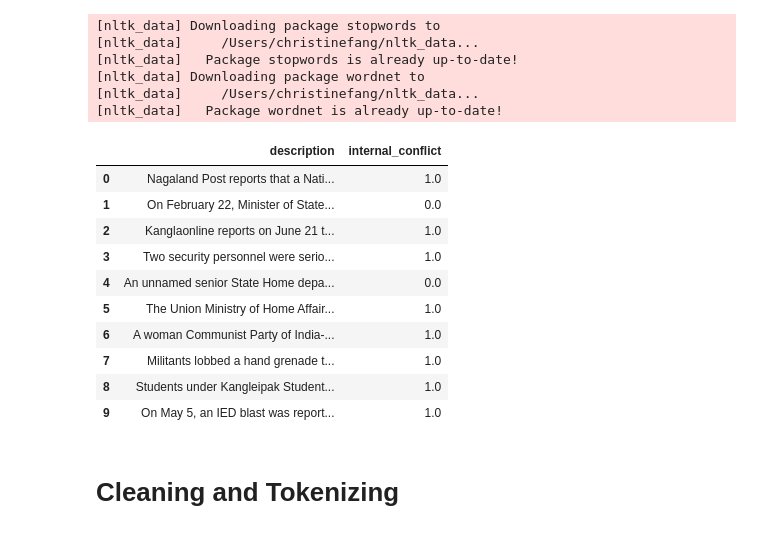
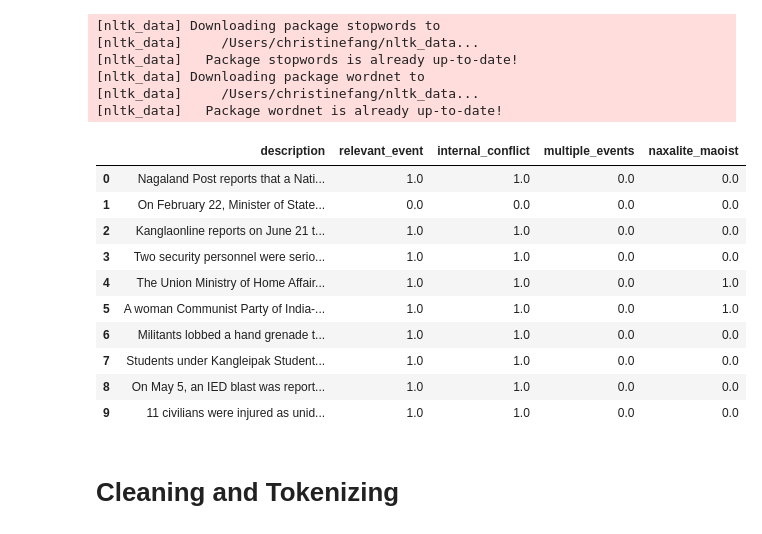
Before and after one commit to jonathanold/conflict-india, a Jupyter notebook: code/SATP code/naive_bayes_satp.ipynb, the cells around one changed output. Saved outputs shown, nothing was run; the diff lists cells and outputs as text; code cells hidden in the pictures.

```diff
--- a/code/SATP code/naive_bayes_satp.ipynb
+++ b/code/SATP code/naive_bayes_satp.ipynb
@@ -24,24 +24,28 @@ from sklearn.metrics import balanced_accuracy_score, accuracy_score, precision_s
 # %%
 df = pd.read_csv('../../../sample_events.csv')
 ##satp = satp[["description", "relevant_event"]]
-df = df[["description", "internal_conflict", "multiple_events", "naxalite_maoist"]]
+df = df[["description", "relevant_event", "internal_conflict", "multiple_events", "naxalite_maoist"]]
 ##df = df.replace()
-df = df.drop_duplicates(subset=["description"]).reset_index(drop=True)
+df = df.drop_duplicates(subset=["description"]).dropna().reset_index(drop=True)
+df["relevant_event"] = df["relevant_event"].replace(r'[2-9]{1,4}', np.nan, regex=True).fillna(0)
 df["internal_conflict"] = df["internal_conflict"].replace(r'[2-9]{1,4}', np.nan, regex=True).fillna(0)
+df["multiple_events"] = df["multiple_events"].replace(r'[2-9]{1,4}', np.nan, regex=True).fillna(0)
+df["naxalite_maoist"] = df["naxalite_maoist"].replace(r'[2-9]{1,4}', np.nan, regex=True).fillna(0)
+
 df.index = range(len(df))
 df.head(10)
 # %% [output]
-|  | description | internal_conflict |
-| 0 | Nagaland Post reports that a Nati... | 1.0 |
-| 1 | On February 22, Minister of State... | 0.0 |
-| 2 | Kanglaonline reports on June 21 t... | 1.0 |
-| 3 | Two security personnel were serio... | 1.0 |
-| 4 | An unnamed senior State Home depa... | 0.0 |
-| 5 | The Union Ministry of Home Affair... | 1.0 |
-| 6 | A woman Communist Party of India-... | 1.0 |
-| 7 | Militants lobbed a hand grenade t... | 1.0 |
-| 8 | Students under Kangleipak Student... | 1.0 |
-| 9 | On May 5, an IED blast was report... | 1.0 |
+|  | description | relevant_event | internal_conflict | multiple_events | naxalite_maoist |
+| 0 | Nagaland Post reports that a Nati... | 1.0 | 1.0 | 0.0 | 0.0 |
+| 1 | On February 22, Minister of State... | 0.0 | 0.0 | 0.0 | 0.0 |
+| 2 | Kanglaonline reports on June 21 t... | 1.0 | 1.0 | 0.0 | 0.0 |
+| 3 | Two security personnel were serio... | 1.0 | 1.0 | 0.0 | 0.0 |
+| 4 | The Union Ministry of Home Affair... | 1.0 | 1.0 | 0.0 | 1.0 |
+| 5 | A woman Communist Party of India-... | 1.0 | 1.0 | 0.0 | 1.0 |
+| 6 | Militants lobbed a hand grenade t... | 1.0 | 1.0 | 0.0 | 0.0 |
+| 7 | Students under Kangleipak Student... | 1.0 | 1.0 | 0.0 | 0.0 |
+| 8 | On May 5, an IED blast was report... | 1.0 | 1.0 | 0.0 | 0.0 |
+| 9 | 11 civilians were injured as unid... | 1.0 | 1.0 | 0.0 | 0.0 |
 # %% [markdown]
 # Cleaning and Tokenizing
 # %%
```
Also changed, not shown: parts of 16 cells of this notebook, 1 other file.
